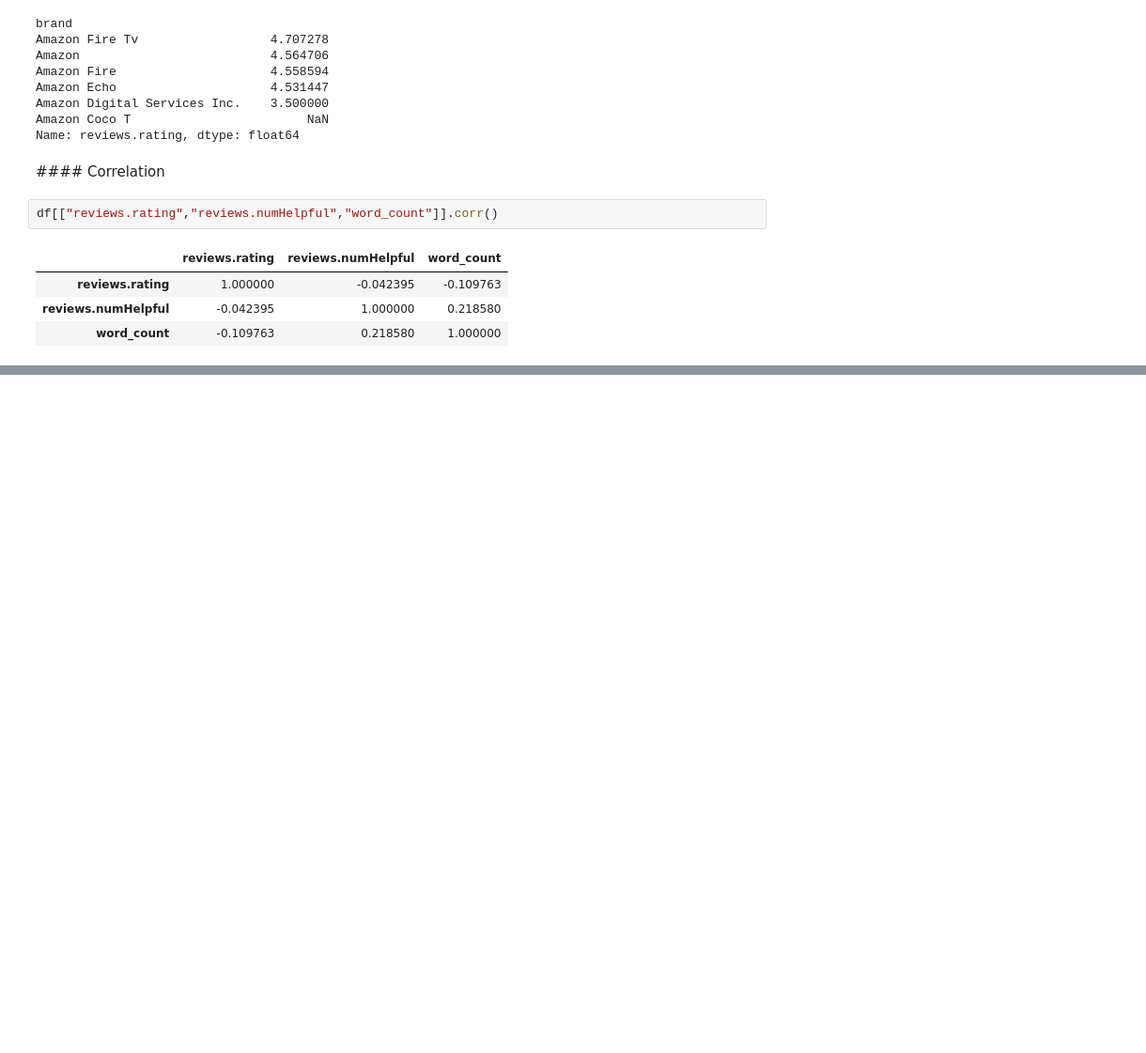
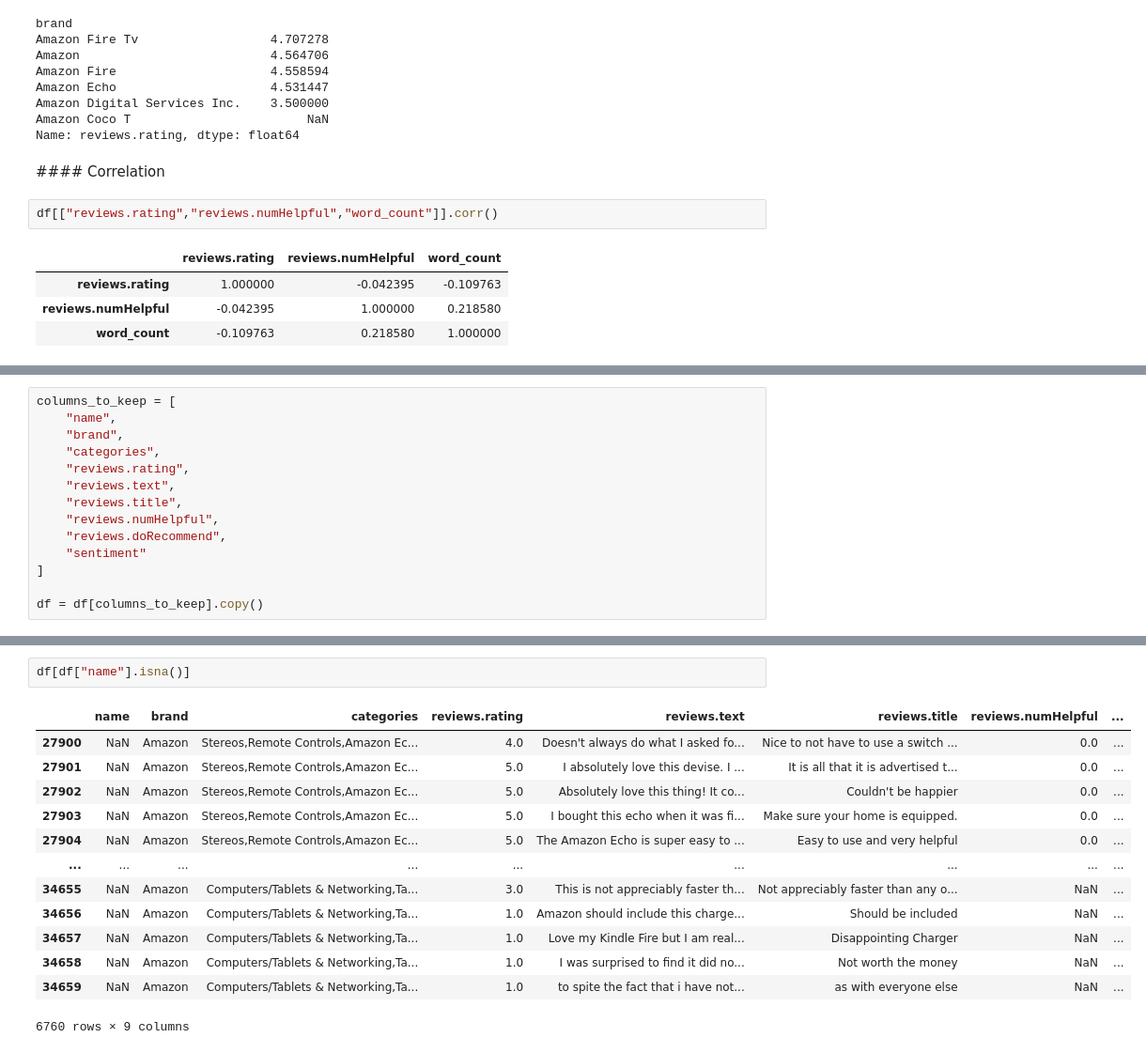
Before and after one commit to Martigol2/IRONHACK-AI-PROJECT3, a Jupyter notebook: data/data_cleaning.ipynb, the cells around one changed output, grey strips where cells are left out. Shown at 94% size. Saved outputs shown, nothing was run; the diff lists cells and outputs as text; blank space fills up the shorter version.

```diff
--- a/data/data_cleaning.ipynb
+++ b/data/data_cleaning.ipynb
@@ -298,0 +336,14 @@ df[["reviews.rating","reviews.numHelpful","word_count"]].corr()
+# %%
+columns_to_keep = [
+    "name",
+    "brand",
+    "categories",
+    "reviews.rating",
+    "reviews.text",
+    "reviews.title",
+    "reviews.numHelpful",
+    "reviews.doRecommend",
+    "sentiment"
+]
+
+df = df[columns_to_keep].copy()
@@ -298,0 +388,16 @@ df[["reviews.rating","reviews.numHelpful","word_count"]].corr()
+# %%
+df[df["name"].isna()]
+# %% [output]
+|  | name | brand | categories | reviews.rating | reviews.text | reviews.title | reviews.numHelpful | ... |
+| 27900 | NaN | Amazon | Stereos,Remote Controls,Amazon Ec... | 4.0 | Doesn't always do what I asked fo... | Nice to not have to use a switch ... | 0.0 | ... |
+| 27901 | NaN | Amazon | Stereos,Remote Controls,Amazon Ec... | 5.0 | I absolutely love this devise. I ... | It is all that it is advertised t... | 0.0 | ... |
+| 27902 | NaN | Amazon | Stereos,Remote Controls,Amazon Ec... | 5.0 | Absolutely love this thing! It co... | Couldn't be happier | 0.0 | ... |
+| 27903 | NaN | Amazon | Stereos,Remote Controls,Amazon Ec... | 5.0 | I bought this echo when it was fi... | Make sure your home is equipped. | 0.0 | ... |
+| 27904 | NaN | Amazon | Stereos,Remote Controls,Amazon Ec... | 5.0 | The Amazon Echo is super easy to ... | Easy to use and very helpful | 0.0 | ... |
+| ... | ... | ... | ... | ... | ... | ... | ... | ... |
+| 34655 | NaN | Amazon | Computers/Tablets & Networking,Ta... | 3.0 | This is not appreciably faster th... | Not appreciably faster than any o... | NaN | ... |
+| 34656 | NaN | Amazon | Computers/Tablets & Networking,Ta... | 1.0 | Amazon should include this charge... | Should be included | NaN | ... |
+| 34657 | NaN | Amazon | Computers/Tablets & Networking,Ta... | 1.0 | Love my Kindle Fire but I am real... | Disappointing Charger | NaN | ... |
+| 34658 | NaN | Amazon | Computers/Tablets & Networking,Ta... | 1.0 | I was surprised to find it did no... | Not worth the money | NaN | ... |
+| 34659 | NaN | Amazon | Computers/Tablets & Networking,Ta... | 1.0 | to spite the fact that i have not... | as with everyone else | NaN | ... |
+6760 rows × 9 columns
```
Also changed, not shown: parts of 19 cells of this notebook.
